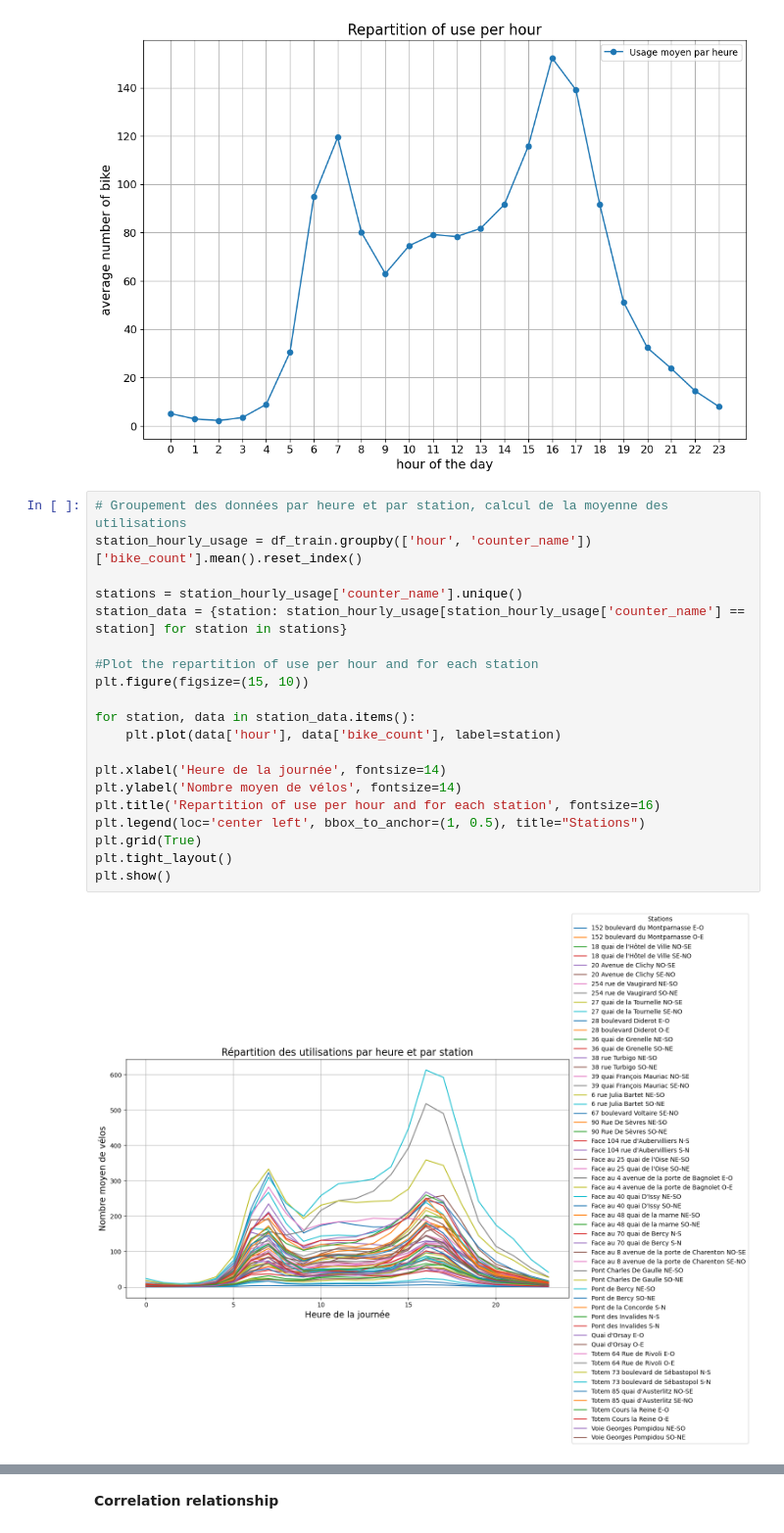
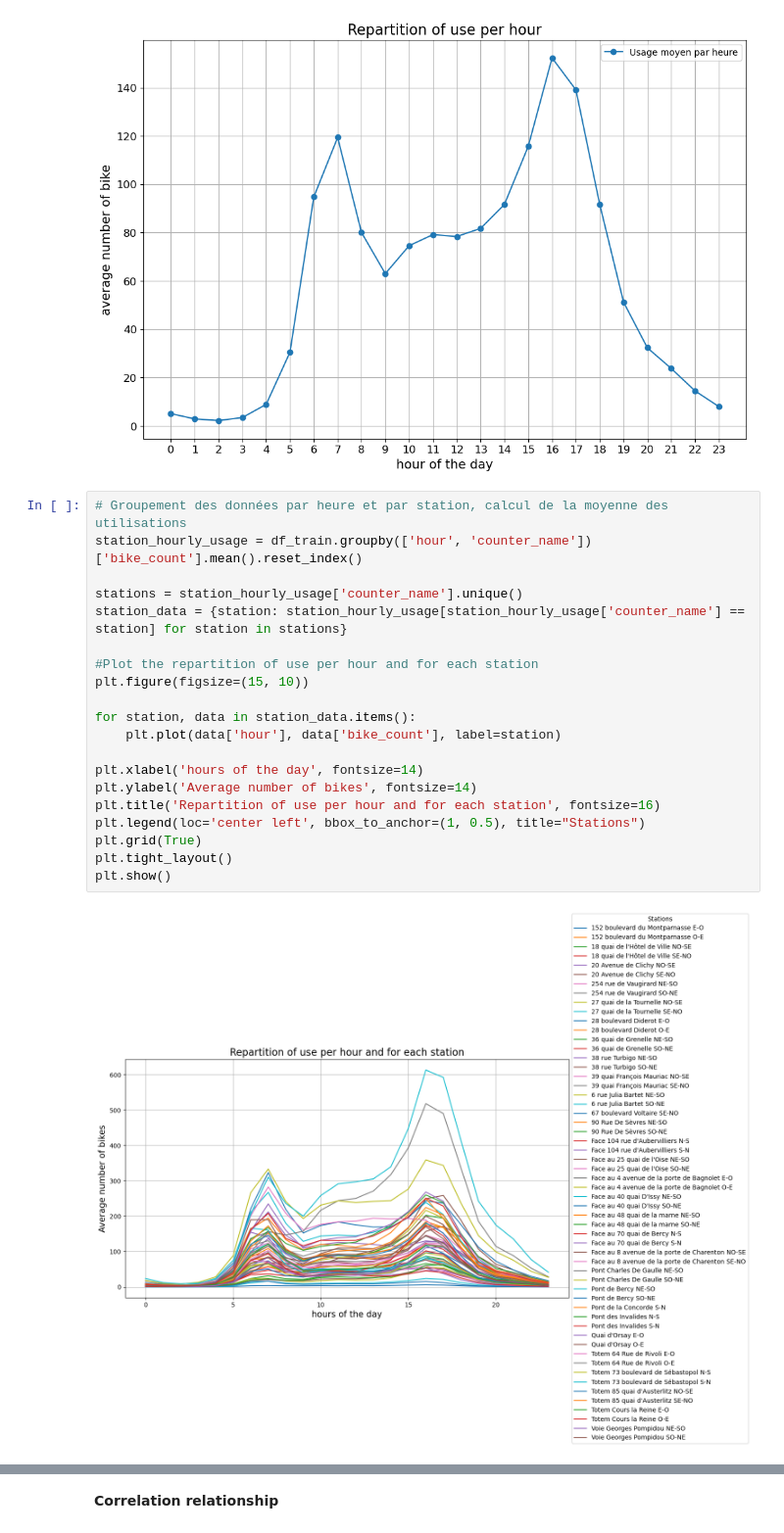
Before and after one commit to louis-leibo/bike_counters, a Jupyter notebook: Dev_by_sam_&_louis/EDA + feature engineering.ipynb, the cells around one changed output, grey strips where cells are left out. Shown at 98% size. Drawn from its saved outputs; the diff is of its cells as text.

```diff
--- a/Dev_by_sam_&_louis/EDA + feature engineering.ipynb
+++ b/Dev_by_sam_&_louis/EDA + feature engineering.ipynb
@@ -272,22 +272,22 @@ plt.show()
 # %%
 # Groupement des données par heure et par station, calcul de la moyenne des utilisations
 station_hourly_usage = df_train.groupby(['hour', 'counter_name'])['bike_count'].mean().reset_index()
 
 stations = station_hourly_usage['counter_name'].unique()
 station_data = {station: station_hourly_usage[station_hourly_usage['counter_name'] == station] for station in stations}
 
 #Plot the repartition of use per hour and for each station
 plt.figure(figsize=(15, 10))
 
 for station, data in station_data.items():
     plt.plot(data['hour'], data['bike_count'], label=station)
 
-plt.xlabel('Heure de la journée', fontsize=14)
-plt.ylabel('Nombre moyen de vélos', fontsize=14)
+plt.xlabel('hours of the day', fontsize=14)
+plt.ylabel('Average number of bikes', fontsize=14)
 plt.title('Repartition of use per hour and for each station', fontsize=16)
 plt.legend(loc='center left', bbox_to_anchor=(1, 0.5), title="Stations")
 plt.grid(True)
 plt.tight_layout()
 plt.show()
 # %% [output]
-[figure, old version]
+[figure, new version]
```
Also changed, not shown: parts of 1 cell of this notebook.
